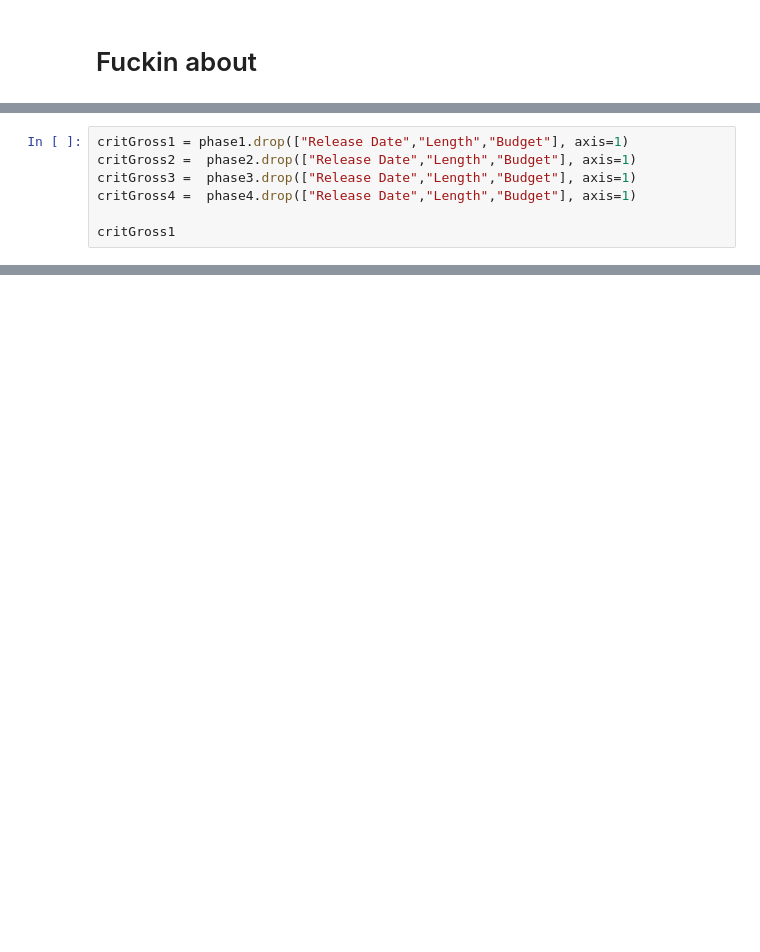
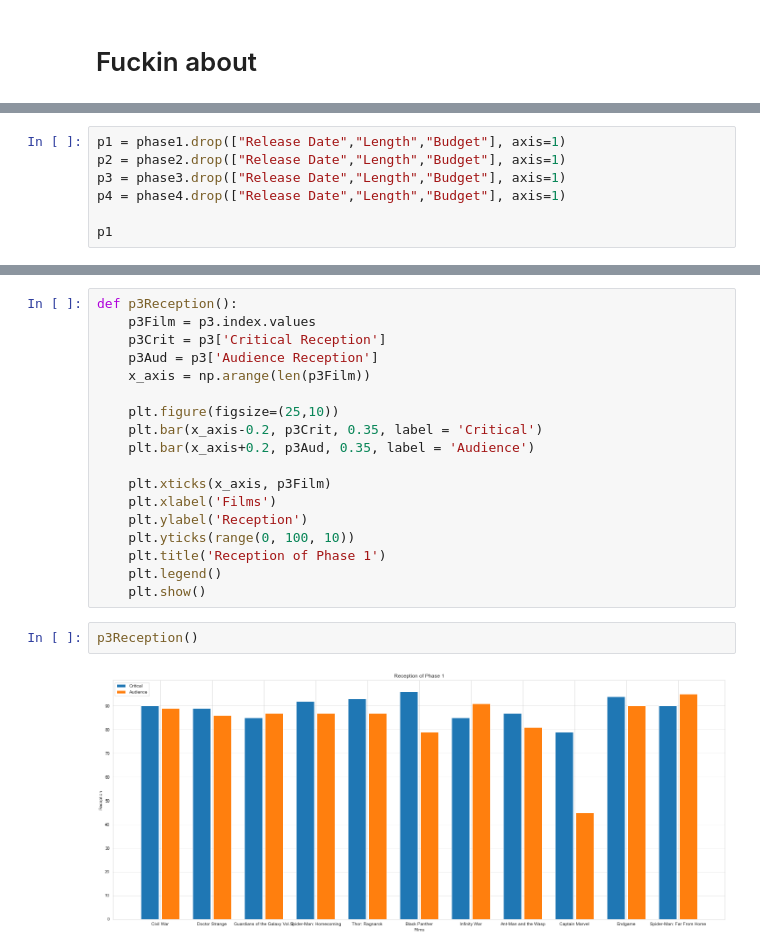
Before and after one commit to zsbrown97/Datasets, a Jupyter notebook: MCU/MCU.ipynb, the cells around one changed output, grey strips where cells are left out. Cells and saved outputs as stored; diff of their text form; blank space fills up the shorter version.

```diff
--- a/MCU/MCU.ipynb
+++ b/MCU/MCU.ipynb
@@ -186,7 +235,7 @@ ___
 # %%
-critGross1 = phase1.drop(["Release Date","Length","Budget"], axis=1)
-critGross2 =  phase2.drop(["Release Date","Length","Budget"], axis=1)
-critGross3 =  phase3.drop(["Release Date","Length","Budget"], axis=1)
-critGross4 =  phase4.drop(["Release Date","Length","Budget"], axis=1)
+p1 = phase1.drop(["Release Date","Length","Budget"], axis=1)
+p2 = phase2.drop(["Release Date","Length","Budget"], axis=1)
+p3 = phase3.drop(["Release Date","Length","Budget"], axis=1)
+p4 = phase4.drop(["Release Date","Length","Budget"], axis=1)
 
-critGross1
+p1
@@ -228,0 +287,22 @@ plt.show()
+# %%
+def p3Reception():
+    p3Film = p3.index.values
+    p3Crit = p3['Critical Reception']
+    p3Aud = p3['Audience Reception']
+    x_axis = np.arange(len(p3Film))
+
+    plt.figure(figsize=(25,10))
+    plt.bar(x_axis-0.2, p3Crit, 0.35, label = 'Critical')
+    plt.bar(x_axis+0.2, p3Aud, 0.35, label = 'Audience')
+
+    plt.xticks(x_axis, p3Film)
+    plt.xlabel('Films')
+    plt.ylabel('Reception')
+    plt.yticks(range(0, 100, 10))
+    plt.title('Reception of Phase 1')
+    plt.legend()
+    plt.show()
+# %%
+p3Reception()
+# %% [output]
+[figure, added]
```
Also changed, not shown: parts of 23 cells of this notebook, 1 other file.
